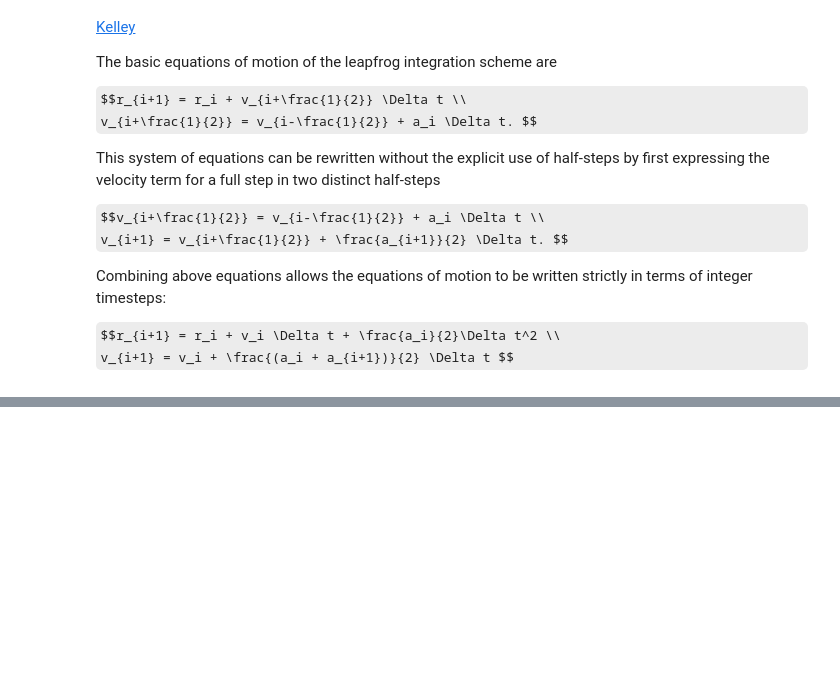
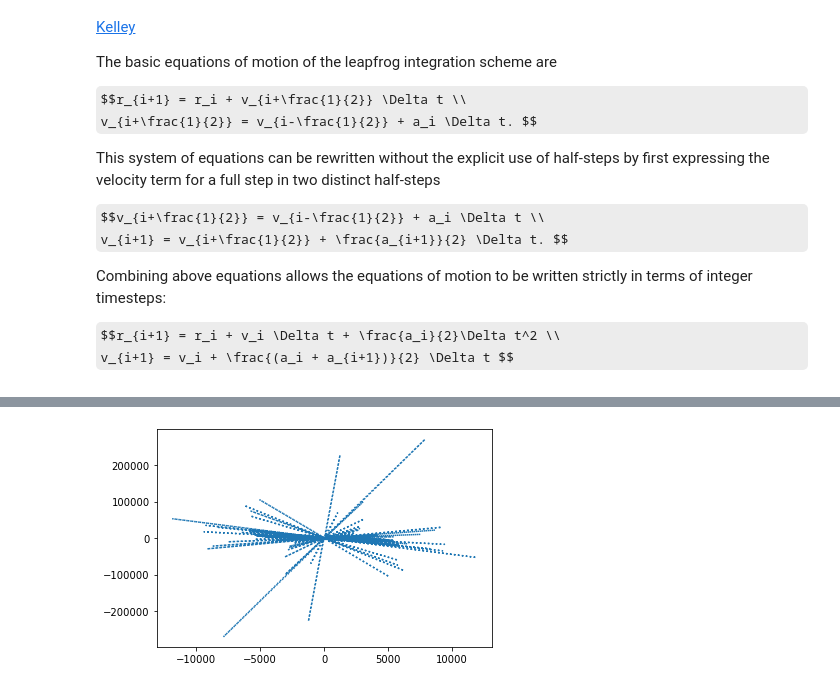
Before and after one commit to q-pratz-chem/Interacting_Galaxies, a Jupyter notebook: three_body.ipynb, the cells around one changed output, grey strips where cells are left out. Cells and saved outputs as stored; diff of their text form; code cells hidden in the pictures; some formulas as TeX source; blank space fills up the shorter version.

Commit message:
plotting orbits of stars

```diff
--- a/three_body.ipynb
+++ b/three_body.ipynb
@@ -345,9 +345,6 @@ def make_plot(X, Y, v_, t, err):
 # %%
 def test_particles():
     '''Function returns the position of test particles w.rt. center of galaxy #1.
-
-    Inputs:
-
 
     Returns:
     particles
@@ -500,3 +493,13 @@ def evolve_disk_galaxy2():
     return arr_star
 # %%
 arr_star = evolve_disk_galaxy2()
+# %%
+X_star = arr_star[:,:,0].reshape(-1)
+Y_star = arr_star[:,:,1].reshape(-1)
+Vx_star = arr_star[:,:,2].reshape(-1)
+Vy_star = arr_star[:,:,3].reshape(-1)
+# %%
+plt.plot(X_star, Y_star, ':')
+plt.show()
+# %% [output]
+[figure, added]
```
Also changed, not shown: parts of 5 cells of this notebook.
